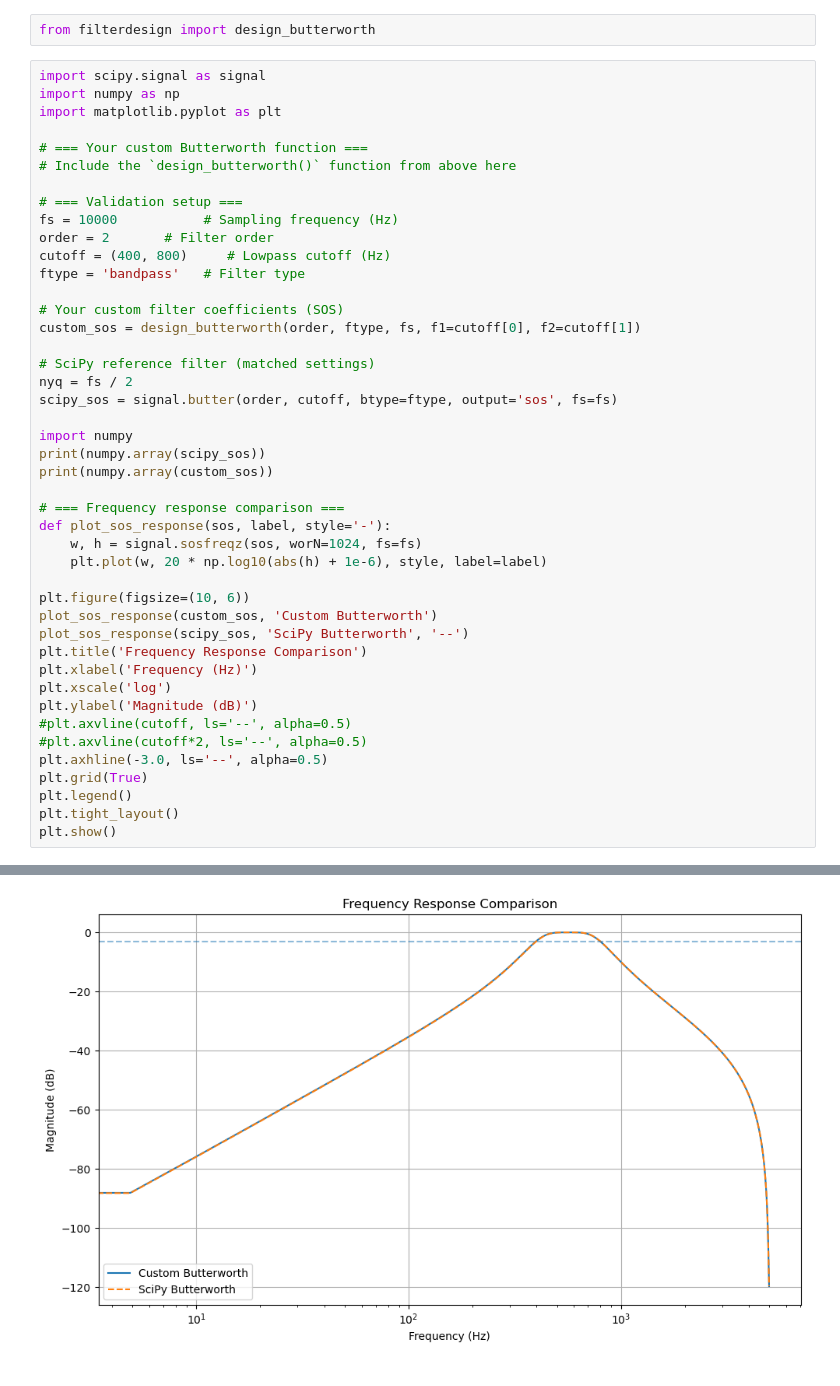
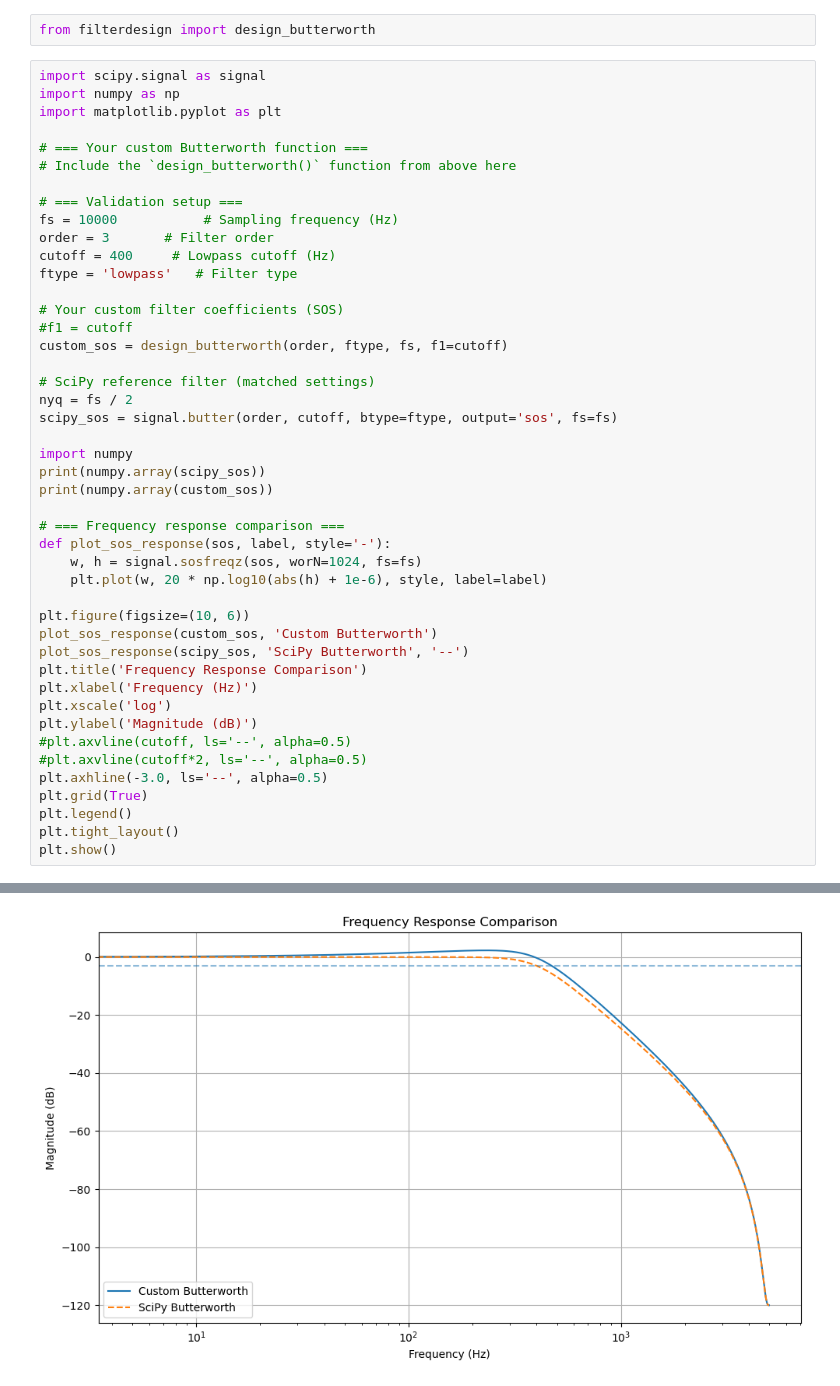
Before and after one commit to emlearn/emlearn-micropython, a Jupyter notebook: examples/filters_iir/FilterTests.ipynb, the cells around one changed output, grey strips where cells are left out. Cells and saved outputs as stored; diff of their text form.

Commit message:
TEMP: generation gives wrong values for odd-ordered lowpass and highpass
Returns complex numbers, and frequency response is off

```diff
--- a/examples/filters_iir/FilterTests.ipynb
+++ b/examples/filters_iir/FilterTests.ipynb
@@ -16,12 +16,13 @@ import matplotlib.pyplot as plt
 
 # === Validation setup ===
 fs = 10000           # Sampling frequency (Hz)
-order = 2       # Filter order
-cutoff = (400, 800)     # Lowpass cutoff (Hz)
-ftype = 'bandpass'   # Filter type
+order = 3       # Filter order
+cutoff = 400     # Lowpass cutoff (Hz)
+ftype = 'lowpass'   # Filter type
 
 # Your custom filter coefficients (SOS)
-custom_sos = design_butterworth(order, ftype, fs, f1=cutoff[0], f2=cutoff[1])
+#f1 = cutoff
+custom_sos = design_butterworth(order, ftype, fs, f1=cutoff)
 
 # SciPy reference filter (matched settings)
 nyq = fs / 2
@@ -58 +65 @@ plt.show()
-[figure, old version]
+[figure, new version]
```
Also changed, not shown: parts of 1 cell of this notebook.
